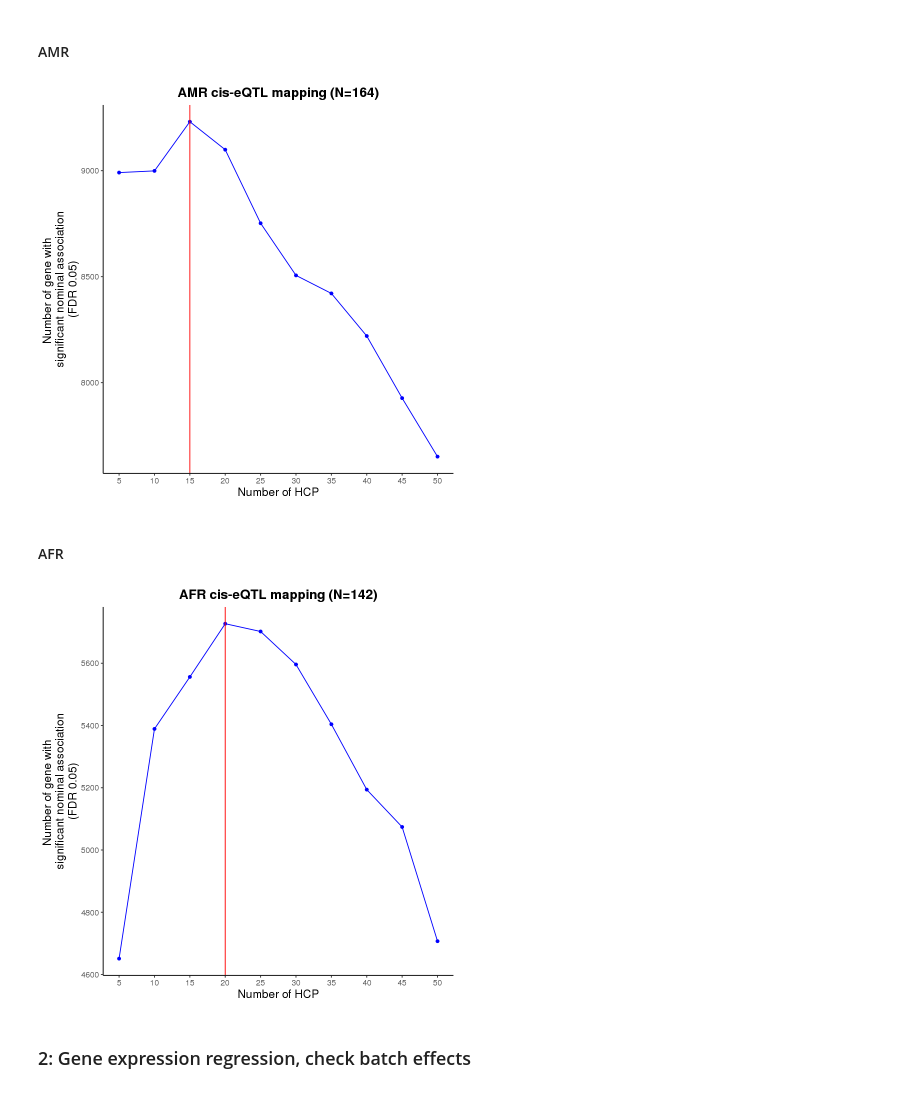
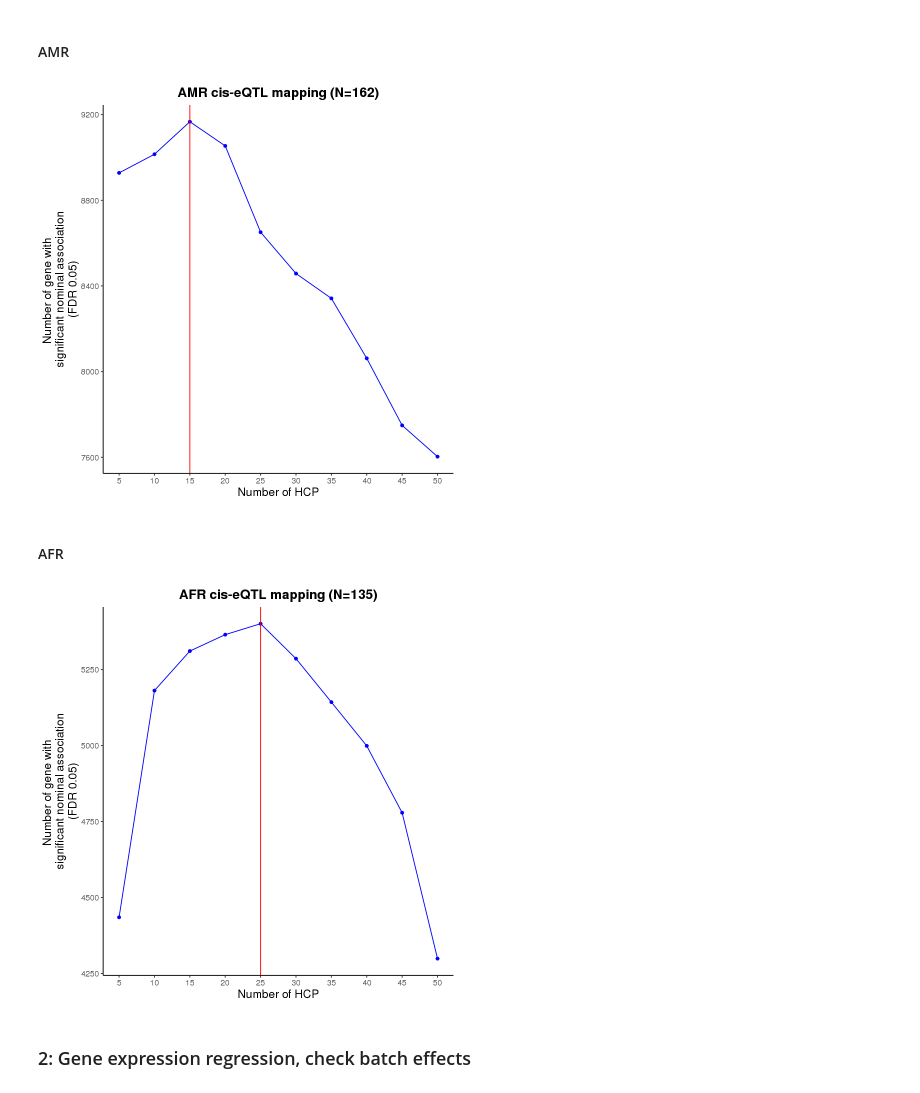
Before and after one commit to gandallab/devBrain_xQTL, a Jupyter notebook: code/04-QTL/cis-eQTL/eqtl_analysis.ipynb, the cells around one changed output. Saved outputs shown, nothing was run; the diff lists cells and outputs as text; code cells hidden in the pictures.

```diff
--- a/code/04-QTL/cis-eQTL/eqtl_analysis.ipynb
+++ b/code/04-QTL/cis-eQTL/eqtl_analysis.ipynb
@@ -99,7 +118,7 @@ p4 <- ggplot(df) +
     geom_line(aes(x=HCP, y=Count), color = "blue") +
     scale_x_continuous(breaks = seq(0,55,by = 5)) +
     geom_vline(xintercept = 15, color = "red") +
-    labs(title = "AMR cis-eQTL mapping (N=164)",
+    labs(title = "AMR cis-eQTL mapping (N=162)",
          x = "Number of HCP",
          y = "Number of gene with \nsignificant nominal association\n(FDR 0.05)") +
     theme_classic() +
@@ -108,7 +127,7 @@ p4 <- ggplot(df) +
           plot.title = element_text(size=16, face="bold", hjust = 0.5))
 p4
 # %% [output]
-[figure, old version]
+[figure, new version]
 # %%
 ggsave("~/project-gandalm/isoform_twas/eqtl_new/figures/amr_nominal.png", p4, width = 6, height = 6)
 # %% [markdown]
@@ -116,26 +135,26 @@ ggsave("~/project-gandalm/isoform_twas/eqtl_new/figures/amr_nominal.png", p4, wi
 # %%
 df <- data.frame("HCP" = seq(5, 50, 5),
                  "Count" = NA)
 for (i in seq(5, 50, 5)) {
     df[i/5, "Count"] <- read.table(paste0("~/project-gandalm/isoform_twas/eqtl_new/results/afr_nominal_", i,
                                            "HCP/significant_feature_count.txt"))[,1]
 }
 
 p5 <- ggplot(df) +
     geom_point(aes(x=HCP, y=Count), color = "blue") +
     geom_line(aes(x=HCP, y=Count), color = "blue") +
     scale_x_continuous(breaks = seq(0,55,by = 5)) +
-    geom_vline(xintercept = 20, color = "red") +
-    labs(title = "AFR cis-eQTL mapping (N=142)",
+    geom_vline(xintercept = 25, color = "red") +
+    labs(title = "AFR cis-eQTL mapping (N=135)",
          x = "Number of HCP",
          y = "Number of gene with \nsignificant nominal association\n(FDR 0.05)") +
     theme_classic() +
     theme(axis.text = element_text(size=10),
           axis.title = element_text(size=14),
           plot.title = element_text(size=16, face="bold", hjust = 0.5))
 p5
 # %% [output]
-[figure, old version]
+[figure, new version]
 # %%
 ggsave("~/project-gandalm/isoform_twas/eqtl_new/figures/afr_nominal.png", p5, width = 6, height = 6)
 # %% [markdown]
```
Also changed, not shown: parts of 48 cells of this notebook, 36 other files.
